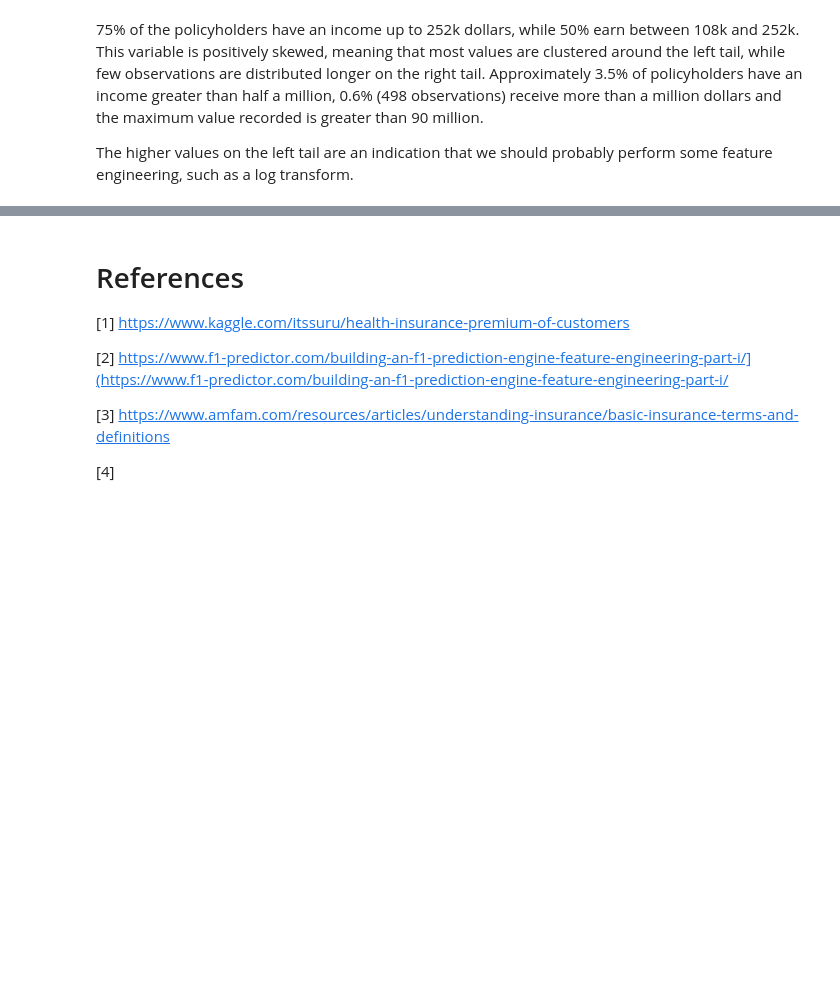
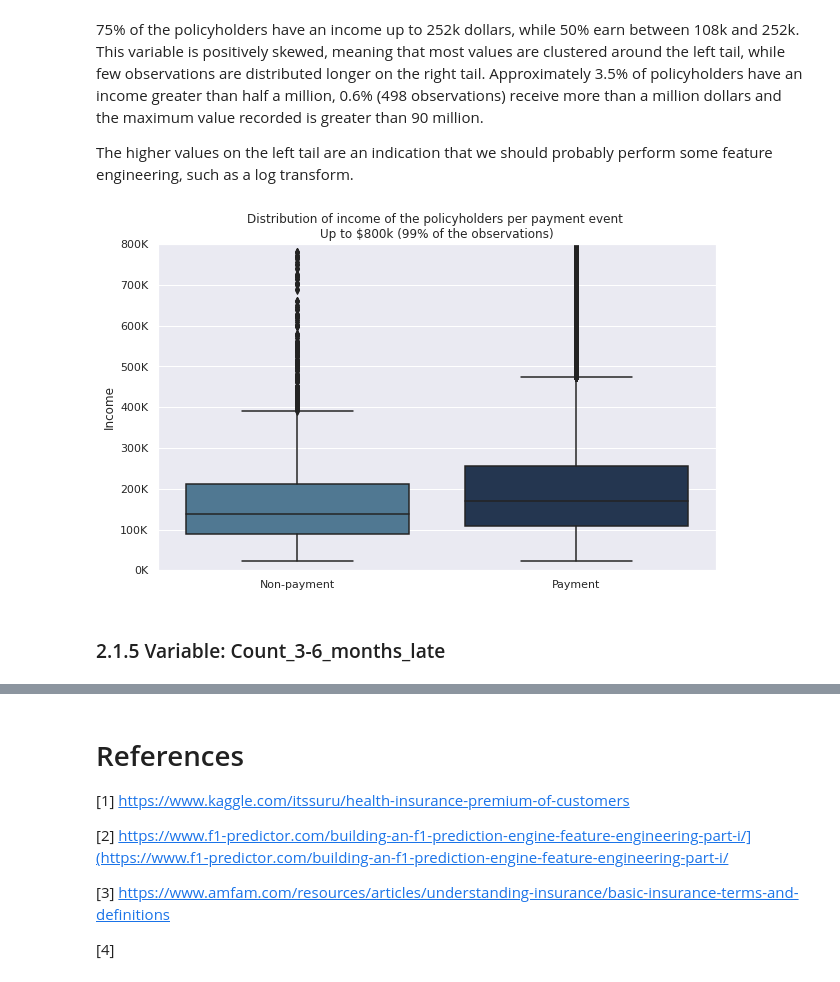
Before and after one commit to mefonseca/Insurance_payment, a Jupyter notebook: Non_payment_of_insurance_premium.ipynb, the cells around one changed output, grey strips where cells are left out. Drawn from its saved outputs; the diff is of its cells as text; code cells hidden in the pictures; blank space fills up the shorter version.

```diff
--- a/Non_payment_of_insurance_premium.ipynb
+++ b/Non_payment_of_insurance_premium.ipynb
@@ -291,3 +289,13 @@ Name: Income, dtype: float64
 75% of the policyholders have an income up to 252k dollars, while 50% earn between 108k and 252k. This variable is positively skewed, meaning that most values are clustered around the left tail, while few observations are distributed longer on the right tail. Approximately 3.5% of policyholders have an income greater than half a million, 0.6% (498 observations) receive more than a million dollars and the maximum value recorded is greater than 90 million.
 
 The higher values on the left tail are an indication that we should probably perform some feature engineering, such as a log transform.
+# %%
+fig, ax = plt.subplots(figsize=(10,6))
+sns.boxplot(x=train["target_text"], y=train["Income"], palette=["#457b9d", "#1d3557"], ax=ax)
+ax.set(xlabel='', title='Distribution of income of the policyholders per payment event \nUp to $800k (99% of the observations)', ylim=(0, 800000))
+ax.yaxis.set_major_formatter(ticker.FuncFormatter(lambda x, pos: '{:,.0f}'.format(x/1000) + 'K'))
+plt.show()
+# %% [output]
+[figure, added]
+# %% [markdown]
+### 2.1.5 Variable: Count_3-6_months_late
```
Also changed, not shown: parts of 37 cells of this notebook.
